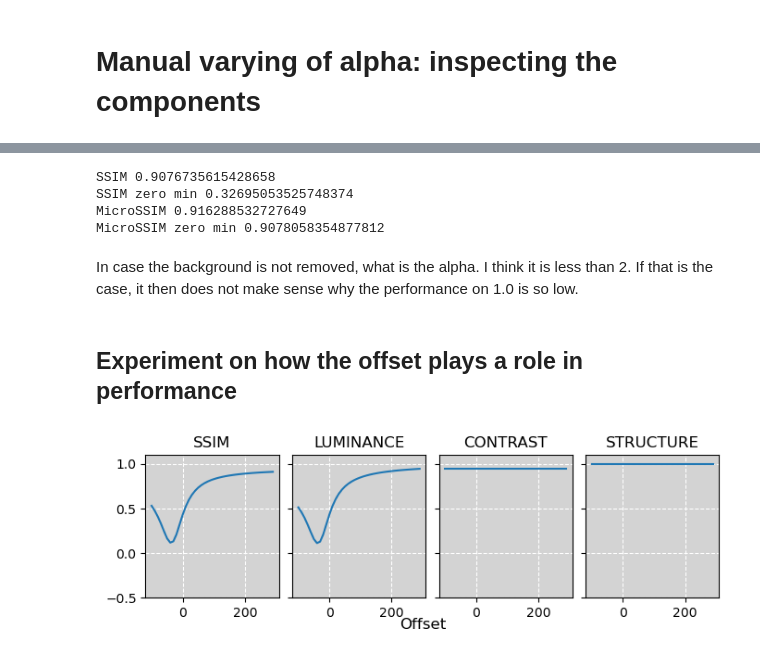
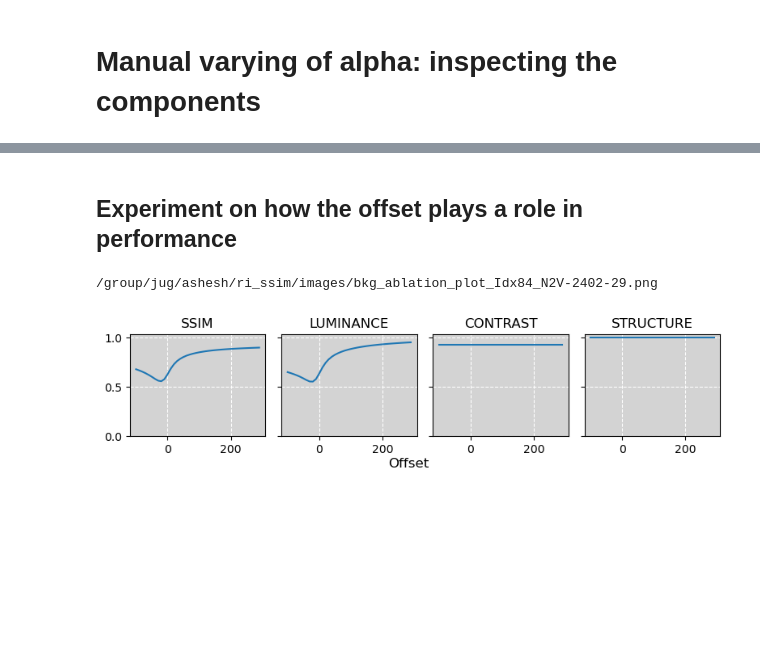
Before and after one commit to juglab/MicroSSIM, a Jupyter notebook: notebooks/Evaluate.ipynb, the cells around one changed output, grey strips where cells are left out. Cells and saved outputs as stored; diff of their text form; code cells hidden in the pictures; blank space fills up the shorter version.

```diff
--- a/notebooks/Evaluate.ipynb
+++ b/notebooks/Evaluate.ipynb
@@ -483,14 +614,14 @@ from tqdm import tqdm
 import numpy as np
 from collections import defaultdict
 
-gt_cur = gt[idx] - gt[idx].min()
-pred_cur = pred[idx] - pred[idx].min()
+gt_cur = remove_background(gt[idx])
+pred_cur = remove_background(pred[idx])
 random_pred = np.random.rand(*gt_cur.shape)
 random_pred = random_pred - random_pred.min()
 
 pred_list = [pred_cur, pred_cur[::-1], pred_cur[:,::-1], pred_cur[::-1,::-1], random_pred]
 # alpha_list = np.concatenate([np.arange(0.03,20,0.03),np.arange(20,100,0.1), np.arange(100,300,1), np.arange(300,1000,3)])
-alpha_list = np.concatenate([np.arange(0.03,10,0.4)])
+alpha_list = np.concatenate([np.arange(0.03,100,0.4)])
 ssim_components = defaultdict(list)
 
 for pred_tmp in pred_list:
@@ -527,7 +658,7 @@ for pred_tmp in pred_list:
 # %%
 import pandas as pd
 import os
-save_to_file = False and not debug_mode
+save_to_file = True and not debug_mode
 
 _,ax = plt.subplots(figsize=(16,4),ncols=4)
 for i, key in enumerate(['ssim','luminance','contrast','structure']):
@@ -583,17 +686,3 @@ pred_cur = pred[idx]
-# %%
-print('SSIM', micro_SSIM(gt_cur , pred_cur, ri_factor=1.0, gaussian_weights=True, data_range=gt_cur.max() - gt_cur.min()))
-print('SSIM zero min',micro_SSIM(gt_cur - gt_cur.min() , pred_cur-pred_cur.min(), ri_factor=1.0, gaussian_weights=True, data_range=gt_cur.max() - gt_cur.min()) )
-print('MicroSSIM', micro_SSIM(gt_cur , pred_cur, ri_factor=None, gaussian_weights=True, data_range=gt_cur.max() - gt_cur.min()))
-print('MicroSSIM zero min', micro_SSIM(gt_cur - gt_cur.min() , pred_cur - pred_cur.min(), ri_factor=None, gaussian_weights=True, data_range=gt_cur.max() - gt_cur.min()))
-# %% [output]
-SSIM 0.9076735615428658
-SSIM zero min 0.32695053525748374
-MicroSSIM 0.916288532727649
-MicroSSIM zero min 0.9078058354877812
-# %% [markdown]
-In case the background is not removed, what is the alpha. I think it is less than 2. If that is the case, it then does not make sense why the performance on 1.0 is so low.
-# %%
-ssim_dict = micro_SSIM(gt_cur , pred_cur, ri_factor=None, gaussian_weights=True, data_range=gt_cur.max() - gt_cur.min(), return_individual_components=True)
 # %% [markdown]
 ## Experiment on how the offset plays a role in performance
 # %%
@@ -601,17 +690,17 @@ import numpy as np
 from tqdm import tqdm
 idx = np.random.randint(0,len(gt))
 enable_ri = False
-gt_cur = gt[idx]
-pred_cur = pred[idx]
+gt_cur = remove_background(gt[idx])
+pred_cur = remove_background(pred[idx])
 ssim_arr = []
 lum_arr = []
 con_arr = []
 str_arr = []
 offset_arr = list(range(-100,300,10))
 for offset in tqdm(offset_arr):
-    ssim_dict = micro_SSIM(gt_cur - gt_cur.min()+offset ,
-                           pred_cur-pred_cur.min()+offset,
-                           ri_factor=None if enable_ri else 1.0, gaussian_weights=False, data_range=gt_cur.max() - gt_cur.min(), return_individual_components=True)
+    ssim_dict = micro_SSIM(gt_cur + offset ,
+                           pred_cur + offset,
+                           ri_factor=None if enable_ri else 1.0, data_range=gt_cur.max() - gt_cur.min(), return_individual_components=True)
     ssim_arr.append(ssim_dict['SSIM'].mean())
     lum_arr.append(ssim_dict['luminance'].mean())
     con_arr.append(ssim_dict['contrast'].mean())
@@ -619,38 +708,39 @@ for offset in tqdm(offset_arr):
 # %%
 import matplotlib.pyplot as plt
 import os
-save_to_file = False and not debug_mode
+save_to_file = True and not debug_mode
 
 fig,ax = plt.subplots(figsize=(8,2),ncols=4)
 ax[0].plot(offset_arr,ssim_arr)
 ax[1].plot(offset_arr,lum_arr)
 ax[2].plot(offset_arr,con_arr)
 ax[3].plot(offset_arr,str_arr)
 # ax[3].set_yscale('log')
 for ax_ in ax:
     # ax_.set_ylim([0.0,1.1])
-    ax_.set_ylim([-0.5,1.1])
+    ax_.set_ylim([0,1.03])
     ax_.grid(visible=True, color='w', linestyle='--')
     ax_.set_facecolor('lightgrey')
 
 for ax_ in ax[1:]:
     ax_.set_yticklabels([])
 
 
 plt.subplots_adjust(wspace=0.1, hspace=0.1)
 ax[0].set_title('SSIM')
 ax[1].set_title('LUMINANCE')
 ax[2].set_title('CONTRAST')
 ax[3].set_title('STRUCTURE')
 
-fig.text(0.5, -0.06, 'Offset', ha='center', fontsize=12)
+fig.text(0.5, 0.0, 'Offset', ha='center', fontsize=12)
 
 if save_to_file:
     postfix= os.path.basename(gt_path).replace('gt-','').replace('.tif','.png')
     fname = f'bkg_ablation_plot_Idx{idx}_{postfix}'
     fpath = os.path.join('/group/jug/ashesh/ri_ssim/images', fname)
     print(fpath)
     plt.tight_layout()
     plt.savefig(fpath, dpi=200)
 # %% [output]
+/group/jug/ashesh/ri_ssim/images/bkg_ablation_plot_Idx84_N2V-2402-29.png
-[figure, old version]
+[figure, new version]
```
Also changed, not shown: parts of 29 cells of this notebook, 2 other files.
